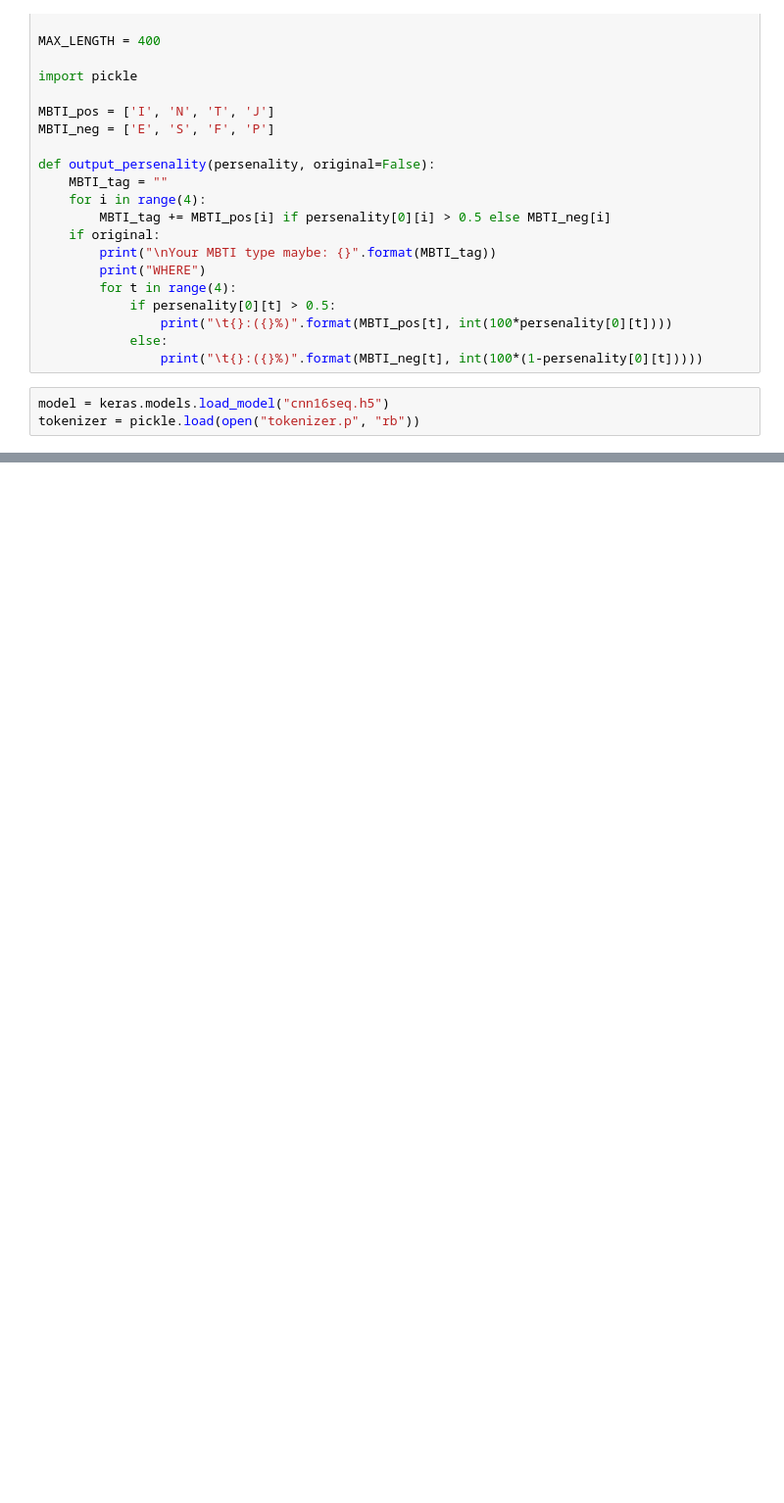
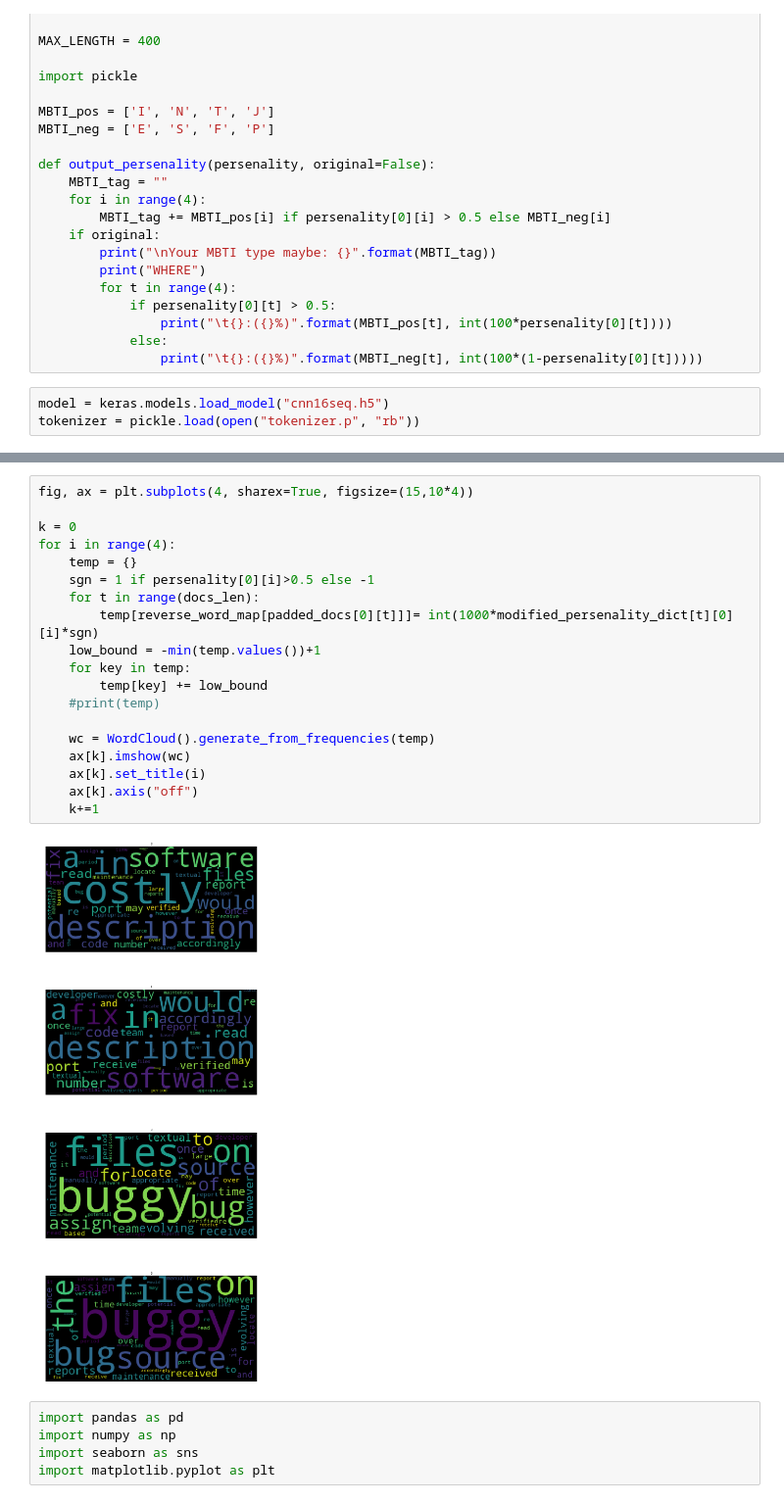
Before and after one commit to zhengzangw/MBTI-Type-Detector, a Jupyter notebook: demo.ipynb, the cells around one changed output, grey strips where cells are left out. Shown at 98% size. Drawn from its saved outputs; the diff is of its cells as text; blank space fills up the shorter version.

Commit message:
add word visualization and simplified lstm model

```diff
--- a/demo.ipynb
+++ b/demo.ipynb
@@ -93,3 +90,29 @@ In 3th dimension, the sentense looks like:
 
 In 4th dimension, the sentense looks like:
         once a bug re port is received and verified the software maintenance team would read the textual [38;2;-27;0;0mdescription of the bug report [38;2;-27;0;0mto locate [38;2;-125;0;0mthe [38;2;-8 ...
+# %%
+fig, ax = plt.subplots(4, sharex=True, figsize=(15,10*4))
+
+k = 0
+for i in range(4):
+    temp = {}
+    sgn = 1 if persenality[0][i]>0.5 else -1
+    for t in range(docs_len):
+        temp[reverse_word_map[padded_docs[0][t]]]= int(1000*modified_persenality_dict[t][0][i]*sgn)
+    low_bound = -min(temp.values())+1
+    for key in temp:
+        temp[key] += low_bound
+    #print(temp)
+
+    wc = WordCloud().generate_from_frequencies(temp)
+    ax[k].imshow(wc)
+    ax[k].set_title(i)
+    ax[k].axis("off")
+    k+=1
+# %% [output]
+[figure, added]
+# %%
+import pandas as pd
+import numpy as np
+import seaborn as sns
+import matplotlib.pyplot as plt
```
Also changed, not shown: parts of 7 cells of this notebook, 2 other files.
